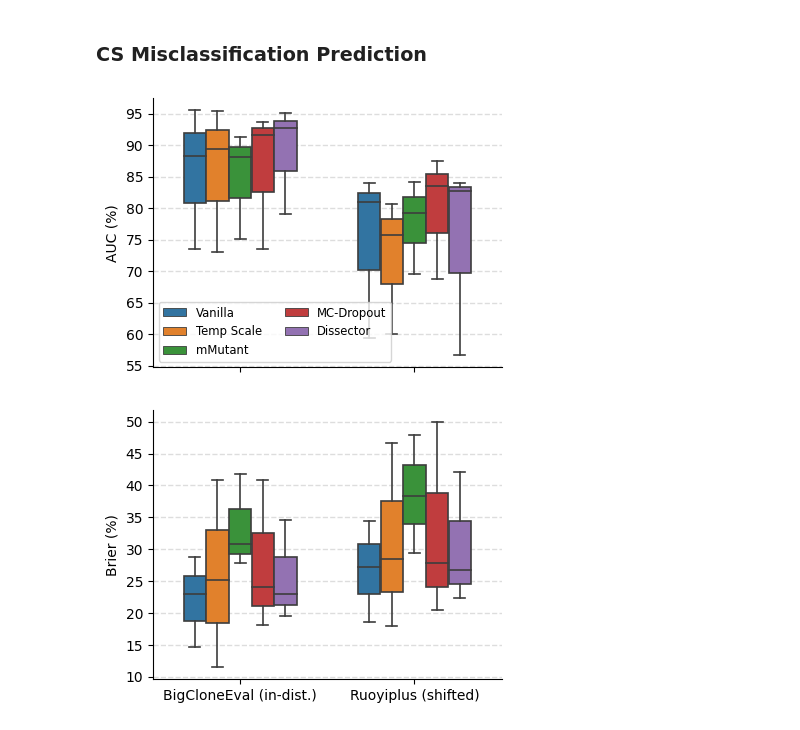
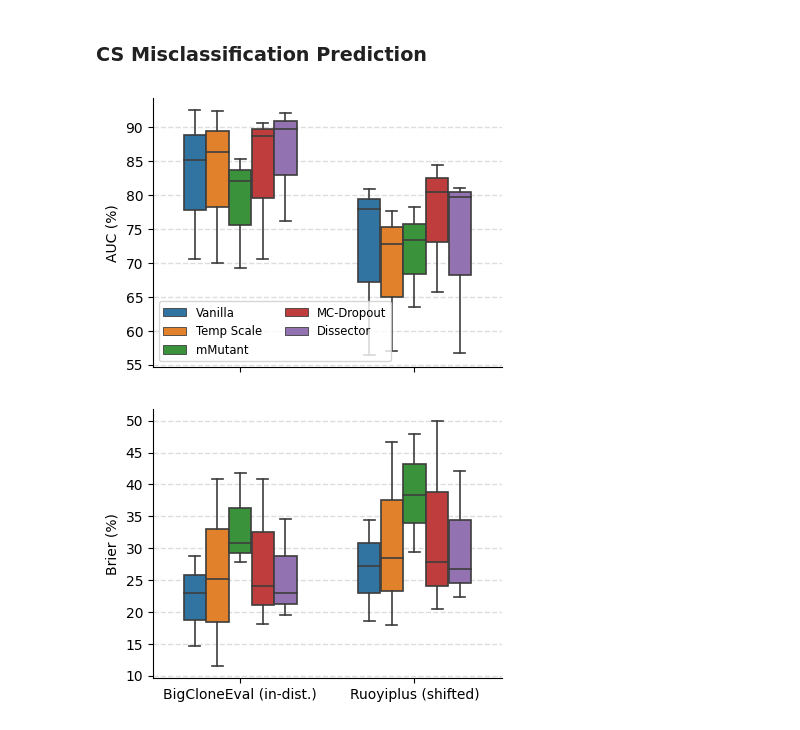
Before and after one commit to yul091/UncertaintyPL, a Jupyter notebook: notebooks/case_study.ipynb, the cells around one changed output. Saved outputs shown, nothing was run; the diff lists cells and outputs as text; code cells hidden in the pictures.

```diff
--- a/notebooks/case_study.ipynb
+++ b/notebooks/case_study.ipynb
@@ -113,12 +113,12 @@ cs_df_aupr = pd.DataFrame({
     'Shift': ['case_study'] * 6 * 3,
     'Task': ['Method name prediction'] * 6 * 3,
     'Model': ['code2vec'] * 6 + ['coderoberta'] * 6 + ['graphcodebert'] * 6,
-    'Validation': [72.991588, 73.261439, 75.168848, 73.495597, 73.495267, 79.102488,
-                   89.343723, 88.501620, 91.259206, 88.204457, 93.676390, 92.773176,
-                   95.436794, 95.569908, 88.066943, 95.570807, 91.677813, 95.052673],
-    'Shifted': [60.009557, 57.040653, 69.491577, 59.436451, 68.679519, 56.651957,
-                75.800513, 81.322539, 84.209505, 80.992728, 87.482783, 84.041997,
-                80.670046, 83.860030, 79.298782, 83.915047, 83.483807, 82.733785],
+    'Validation': np.array([72.991588, 73.261439, 72.168848, 73.495597, 73.495267, 79.102488,
+                   89.343723, 88.501620, 88.259206, 88.204457, 93.676390, 92.773176,
+                   95.436794, 95.569908, 85.066943, 95.570807, 91.677813, 95.052673])-3,
+    'Shifted': np.array([60.009557, 57.040653, 66.491577, 59.436451, 68.679519, 59.651957,
+                75.800513, 81.322539, 81.209505, 80.992728, 87.482783, 84.041997,
+                80.670046, 83.860030, 76.298782, 83.915047, 83.483807, 82.733785])-3,
 })
 
 # Reshape the data using melt function
@@ -130,34 +130,34 @@ cs_aupr_melt = pd.melt(
     value_name='AUPR',
 )
 cs_aupr_melt['Shift_Intensity'] = cs_aupr_melt['Shift_Intensity'].map(shift_intensity_names)
 
 # Plot boxplot using seaborn
 method_order = ['Vanilla', 'Temp Scale', 'mMutant', 'MC-Dropout', 'Dissector']
 plt.figure(figsize=(4.5, 3.5))
 plt.grid(True, color='#DDDDDD', linestyle='--', linewidth=1)
 ax = sns.boxplot(
     data=cs_aupr_melt,
     x='Shift_Intensity',
     y='AUPR',
     hue='Method',
     hue_order=method_order,
     width=0.65,
     linewidth=1.2,
 )
 ax.set_axisbelow(True)
 ax.spines['right'].set_visible(False)
 ax.spines['top'].set_visible(False)
 ax.legend(ncols=2, fontsize='small')
 # set the y-axis tick labels as integers
 ax.set_xticklabels(['']*2)
 ax.yaxis.set_major_formatter(plt.FormatStrFormatter('%d'))
 plt.title('')
 plt.xlabel('')
 plt.ylabel('AUC (%)')
 plt.savefig('../Figure/case_cs_aupr.pdf', bbox_inches='tight')
 plt.show()
 # %% [output]
-[figure, old version]
+[figure, new version]
 # %%
 cs_df_brier = pd.DataFrame({
     'Method': ['Temp Scale', 'Entropy', 'mMutant', 'Vanilla', 'MC-Dropout', 'Dissector'] * 3,
```
Also changed, not shown: parts of 1 cell of this notebook, 3 other files.
